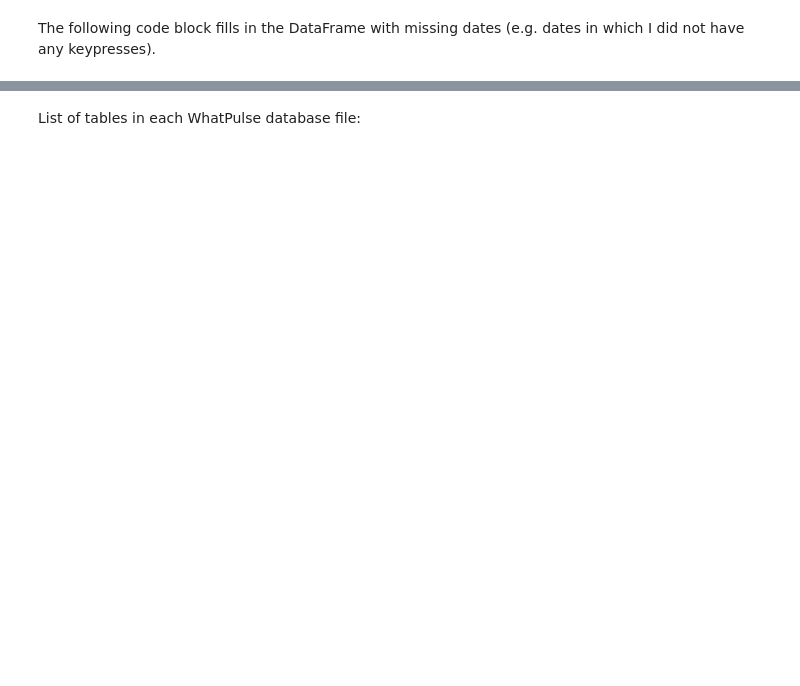
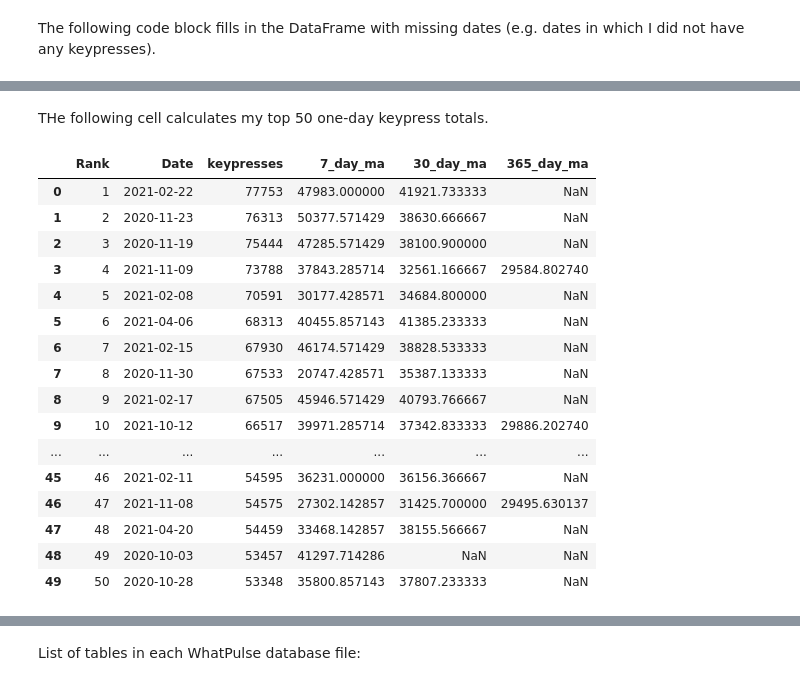
Before and after one commit to kburchfiel/fitbit_steps_and_whatpulse_keypresses_comparison, a Jupyter notebook: whatpulse_viewer_v2.ipynb, the cells around one changed output, grey strips where cells are left out. Cells and saved outputs as stored; diff of their text form; code cells hidden in the pictures; blank space fills up the shorter version.

```diff
--- a/whatpulse_viewer_v2.ipynb
+++ b/whatpulse_viewer_v2.ipynb
@@ -124,3 +124,27 @@ df_combined_daily_keypresses.tail(10) # Last 10 days of data
+# %% [markdown]
+THe following cell calculates my top 50 one-day keypress totals.
+# %%
+df_max_keypresses = df_combined_daily_keypresses.sort_values('keypresses', ascending = False).reset_index()
+df_max_keypresses.insert(0, 'Rank', df_max_keypresses.index+1)
+df_max_keypresses.head(50)
+# %% [output]
+|  | Rank | Date | keypresses | 7_day_ma | 30_day_ma | 365_day_ma |
+| 0 | 1 | 2021-02-22 | 77753 | 47983.000000 | 41921.733333 | NaN |
+| 1 | 2 | 2020-11-23 | 76313 | 50377.571429 | 38630.666667 | NaN |
+| 2 | 3 | 2020-11-19 | 75444 | 47285.571429 | 38100.900000 | NaN |
+| 3 | 4 | 2021-11-09 | 73788 | 37843.285714 | 32561.166667 | 29584.802740 |
+| 4 | 5 | 2021-02-08 | 70591 | 30177.428571 | 34684.800000 | NaN |
+| 5 | 6 | 2021-04-06 | 68313 | 40455.857143 | 41385.233333 | NaN |
+| 6 | 7 | 2021-02-15 | 67930 | 46174.571429 | 38828.533333 | NaN |
+| 7 | 8 | 2020-11-30 | 67533 | 20747.428571 | 35387.133333 | NaN |
+| 8 | 9 | 2021-02-17 | 67505 | 45946.571429 | 40793.766667 | NaN |
+| 9 | 10 | 2021-10-12 | 66517 | 39971.285714 | 37342.833333 | 29886.202740 |
+| ... | ... | ... | ... | ... | ... | ... |
+| 45 | 46 | 2021-02-11 | 54595 | 36231.000000 | 36156.366667 | NaN |
+| 46 | 47 | 2021-11-08 | 54575 | 27302.142857 | 31425.700000 | 29495.630137 |
+| 47 | 48 | 2021-04-20 | 54459 | 33468.142857 | 38155.566667 | NaN |
+| 48 | 49 | 2020-10-03 | 53457 | 41297.714286 | NaN | NaN |
+| 49 | 50 | 2020-10-28 | 53348 | 35800.857143 | 37807.233333 | NaN |
 # %%
 df_combined_daily_keypresses.describe()
 # %% [output]
```
Also changed, not shown: parts of 9 cells of this notebook, 3 other files.
